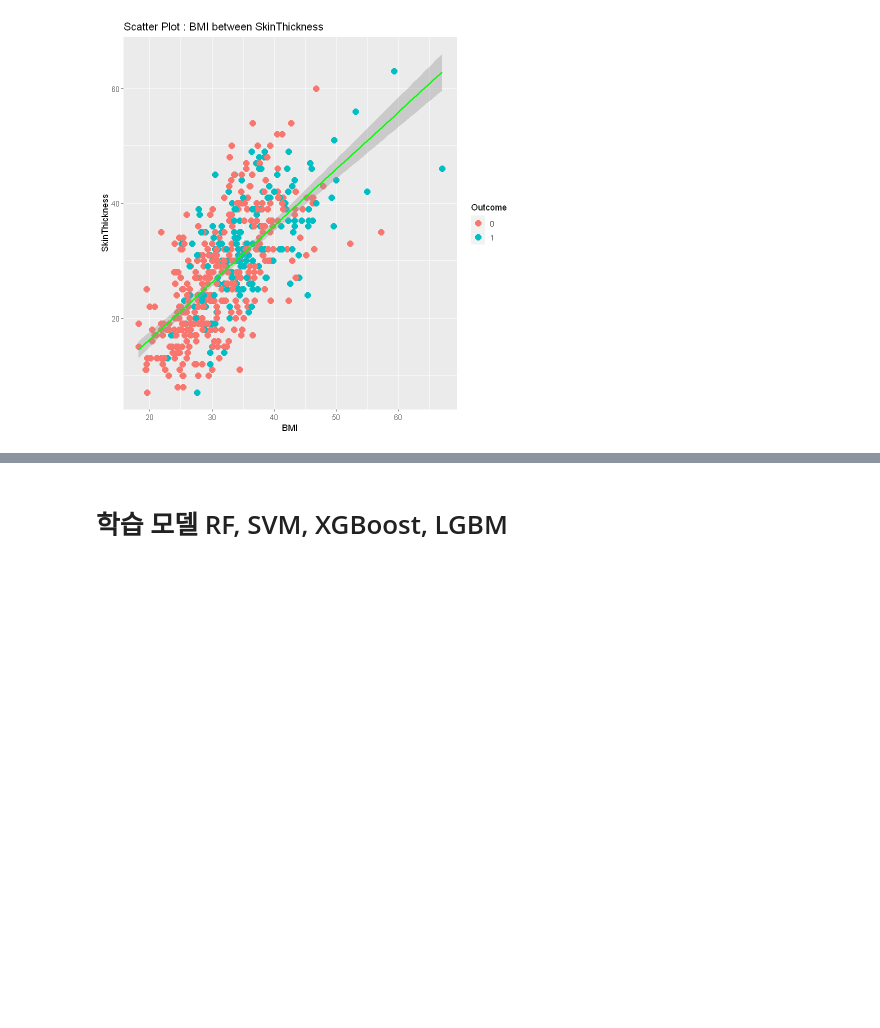
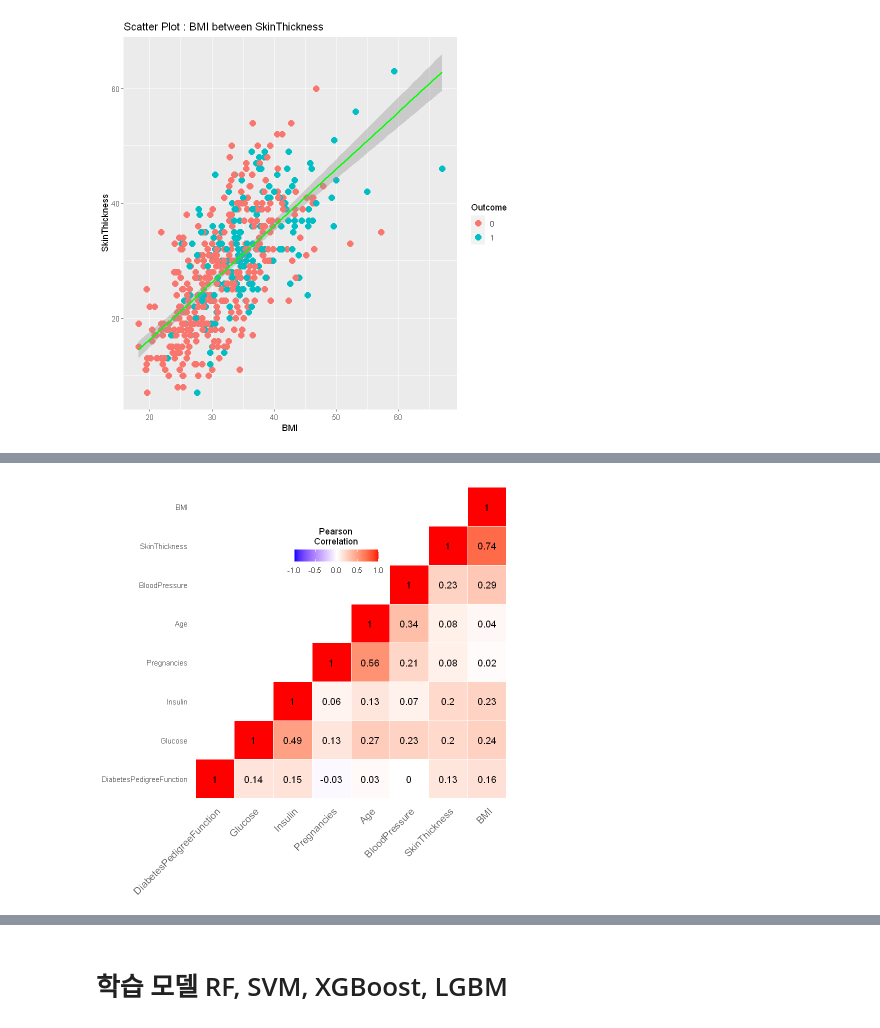
Before and after one commit to thdgmltjd123/Kaggle_PimaIndian, a Jupyter notebook: 캐글 Pima Indians diabetes.ipynb, the cells around one changed output, grey strips where cells are left out. Cells and saved outputs as stored; diff of their text form; code cells hidden in the pictures; blank space fills up the shorter version.

```diff
--- a/캐글 Pima Indians diabetes.ipynb
+++ b/캐글 Pima Indians diabetes.ipynb
@@ -251,0 +260,5 @@ data[SkinThickness == 0 , SkinThickness := round(-3.4650 + 0.9878*BMI)]
+# %%
+#상관계수 heatmap 그리기..!!
+temp <- data[, c(1,2,3,4,5,6,7,8)]
+cormat <- round(cor(temp),2)
+cormat
@@ -251,0 +293,32 @@ data[SkinThickness == 0 , SkinThickness := round(-3.4650 + 0.9878*BMI)]
+# %%
+heatmap <- function(melted_data){
+    graph <- ggplot(data = melted_data, aes(Var2, Var1, fill = value)) +
+    geom_tile(color = "white") +
+    scale_fill_gradient2(low = "blue", high = "red", mid = "white",
+                        midpoint = 0, limit = c(-1,1), space = "Lab",
+                        name = "Pearson\nCorrelation") +
+    theme_minimal() +
+    theme(axis.text.x = element_text(angle = 45, vjust = 1, size = 12, hjust = 1)) +
+    coord_fixed()
+    return(graph)
+}
+# %%
+cormat <- reorder_cormat(cormat)
+upper_tri <- get_upper_tri(cormat)
+melted_cormat <- melt(upper_tri, na.rm = TRUE)
+heatmap(melted_cormat) +
+geom_text(aes(Var2, Var1, label = value), color = "black", size = 4) +
+theme(
+  axis.title.x = element_blank(),
+  axis.title.y = element_blank(),
+  panel.grid.major = element_blank(),
+  panel.border = element_blank(),
+  panel.background = element_blank(),
+  axis.ticks = element_blank(),
+  legend.justification = c(1, 0),
+  legend.position = c(0.6, 0.7),
+  legend.direction = "horizontal")+
+  guides(fill = guide_colorbar(barwidth = 7, barheight = 1,
+                title.position = "top", title.hjust = 0.5))
+# %% [output]
+[figure, added]
```
Also changed, not shown: parts of 28 cells of this notebook.
